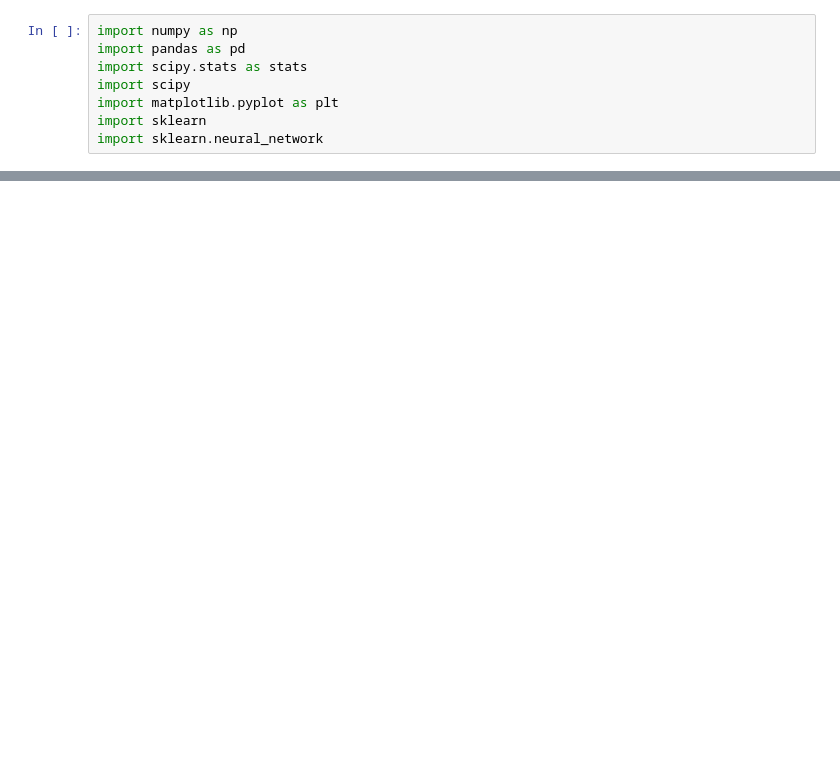
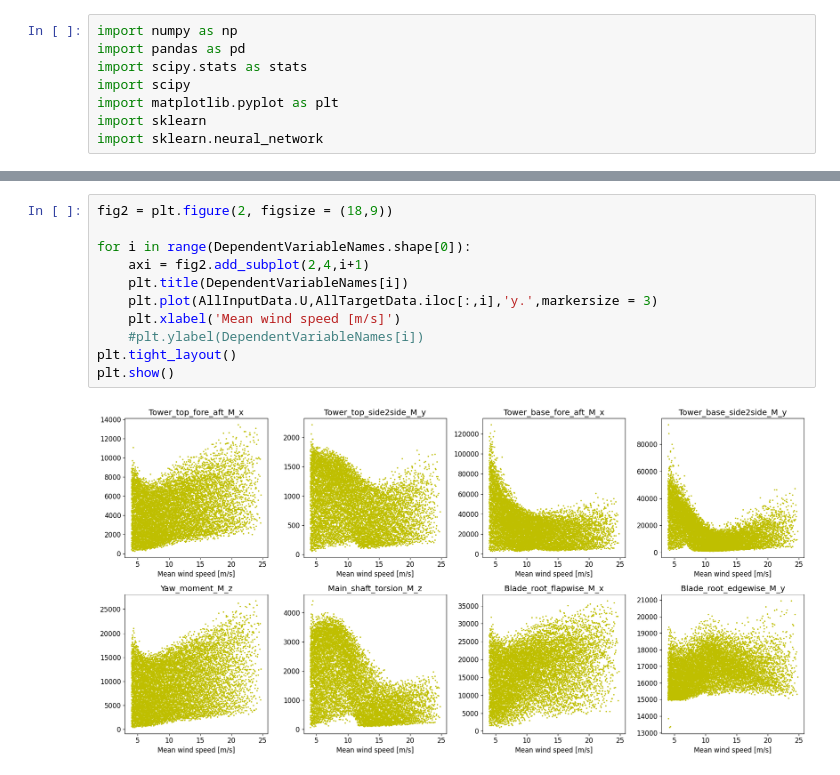
Before and after one commit to joramdevries/ProbabilisticMethods, a Jupyter notebook: Assignment 1/Surrogate_Model_Assign1_Task3.ipynb, the cells around one changed output, grey strips where cells are left out. Cells and saved outputs as stored; diff of their text form; blank space fills up the shorter version.

```diff
--- a/Assignment 1/Surrogate_Model_Assign1_Task3.ipynb
+++ b/Assignment 1/Surrogate_Model_Assign1_Task3.ipynb
@@ -39,0 +100,13 @@ n =  429796
+# %%
+fig2 = plt.figure(2, figsize = (18,9))
+
+for i in range(DependentVariableNames.shape[0]):
+    axi = fig2.add_subplot(2,4,i+1)
+    plt.title(DependentVariableNames[i])
+    plt.plot(AllInputData.U,AllTargetData.iloc[:,i],'y.',markersize = 3)
+    plt.xlabel('Mean wind speed [m/s]')
+    #plt.ylabel(DependentVariableNames[i])
+plt.tight_layout()
+plt.show()
+# %% [output]
+[figure, added]
```
Also changed, not shown: parts of 13 cells of this notebook.
